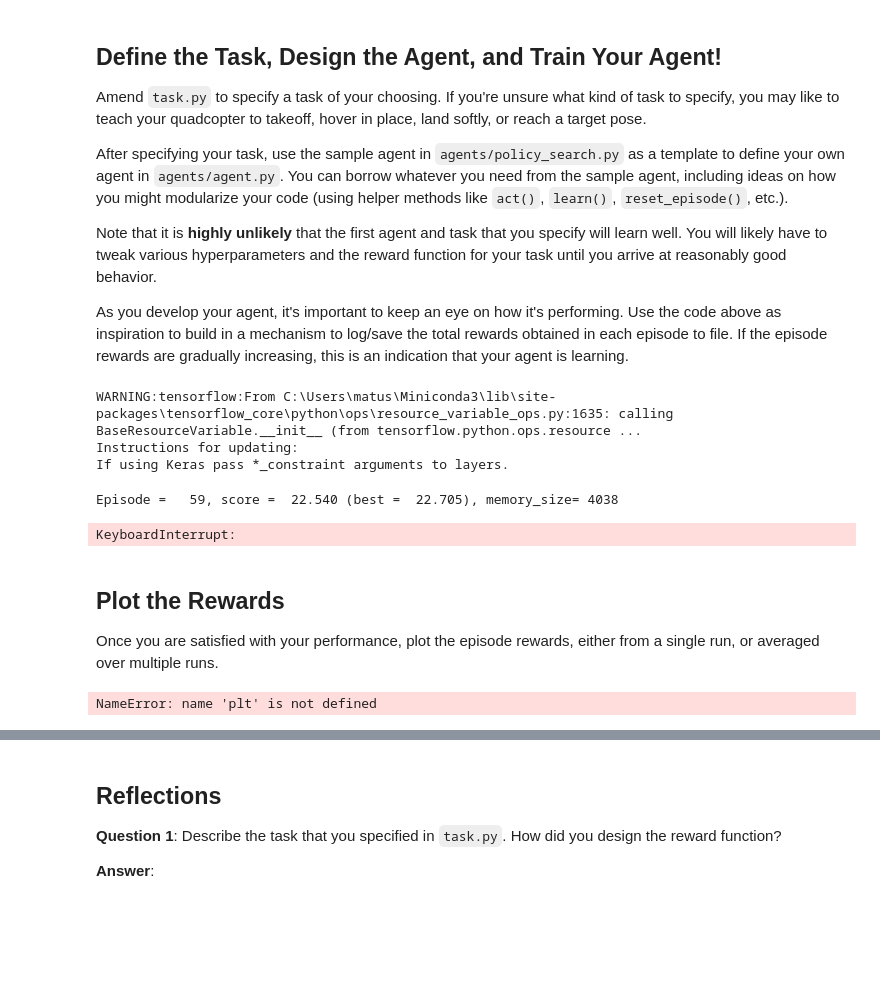
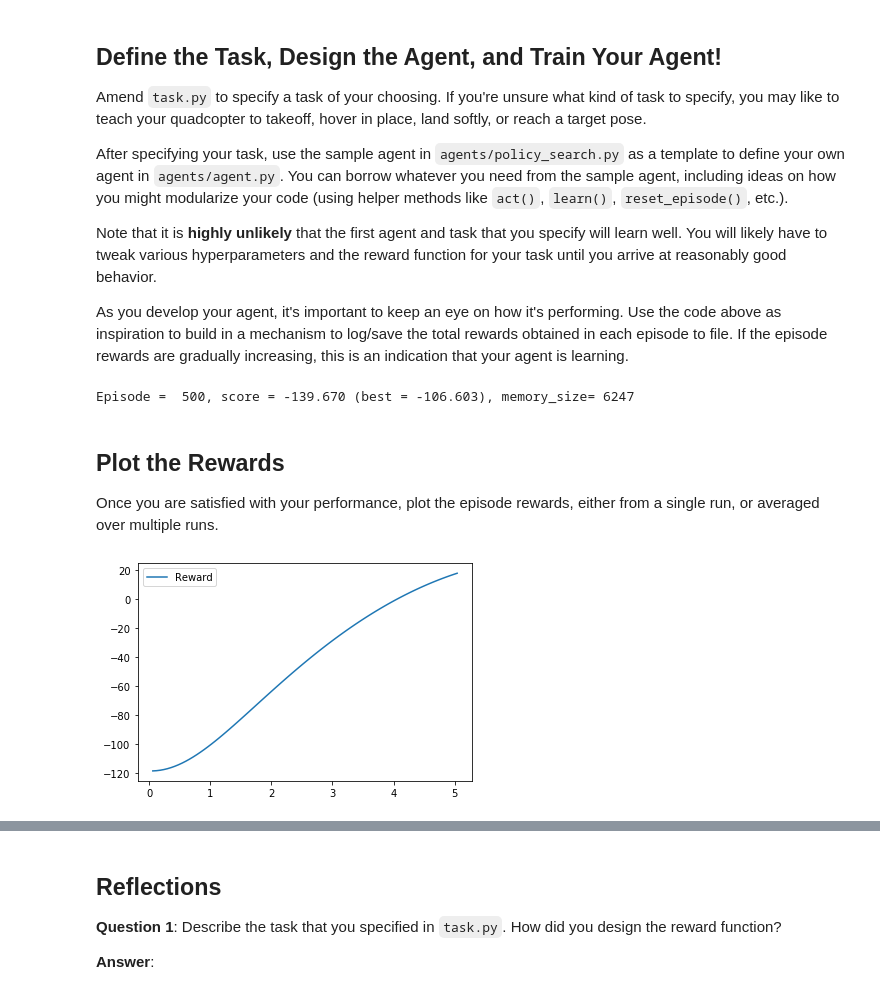
Before and after one commit to Loucher/RL-Quadcopter-2, a Jupyter notebook: Quadcopter_Project.ipynb, the cells around one changed output, grey strips where cells are left out. Cells and saved outputs as stored; diff of their text form; code cells hidden in the pictures; blank space fills up the shorter version.

```diff
--- a/Quadcopter_Project.ipynb
+++ b/Quadcopter_Project.ipynb
@@ -225,7 +225,7 @@ import numpy as np
 
 num_episodes = 500
 init_pose = np.array([0., 0., 1.0, 0.0, 0.0, 0.0])
-target_pos = np.array([5., 5., 5.])
+target_pos = np.array([0., 0., 100.])
 task = Task(init_pose=init_pose, target_pos=target_pos)
 agent = DDPG(task)
 
@@ -242,18 +242,12 @@ for i_episode in range(1, num_episodes+1):
             break
     sys.stdout.flush()
 # %% [output]
-WARNING:tensorflow:From C:\Users\matus\Miniconda3\lib\site-packages\tensorflow_core\python\ops\resource_variable_ops.py:1635: calling BaseResourceVariable.__init__ (from tensorflow.python.ops.resource ...
-Instructions for updating:
-If using Keras pass *_constraint arguments to layers.
+Episode =  500, score = -139.670 (best = -106.603), memory_size= 6247
-Episode =   59, score =  22.540 (best =  22.705), memory_size= 4038
-KeyboardInterrupt:
 # %% [markdown]
 ## Plot the Rewards
 
 Once you are satisfied with your performance, plot the episode rewards, either from a single run, or averaged over multiple runs.
 # %%
-%matplotlib widget
-
 import matplotlib.pyplot as plt
 from mpl_toolkits.mplot3d import Axes3D
 import sys
@@ -264,35 +258,35 @@ import csv
 import numpy as np
 
 init_pose = np.array([0., 0., 1.0, 0.0, 0.0, 0.0])
-target_pos = np.array([5., 5., 5.])
+target_pos = np.array([0., 0., 100.])
 task = Task(init_pose=init_pose, target_pos=target_pos)
 agent = DDPG(task, True)
 agent.load_models()
 labels = ['time', 'x', 'y', 'z', 'phi', 'theta', 'psi', 'x_velocity',
           'y_velocity', 'z_velocity', 'phi_velocity', 'theta_velocity',
           'psi_velocity', 'rotor_speed1', 'rotor_speed2', 'rotor_speed3', 'rotor_speed4', 'reward']
 results = {x : [] for x in labels}
 score = list()
 
 num_episodes = 1
 for i_episode in range(1, num_episodes+1):
     state = agent.reset_episode() # start a new episode
     while True:
         action = agent.act(state)
         next_state, reward, done = task.step(action)
         agent.step(action, reward, next_state, done)
         state = next_state
         to_write = [task.sim.time] + list(task.sim.pose) + list(task.sim.v) + list(task.sim.angular_v) + list(action)+ [reward]
         for ii in range(len(labels)):
             results[labels[ii]].append(to_write[ii])
         if done:
             score.append(agent.score)
             break
 
 %matplotlib inline
 plt.plot(results['time'], results['reward'], label='Reward')
 plt.legend()
 _ = plt.ylim()
 # %% [output]
-NameError: name 'plt' is not defined
+[figure, added]
 # %%
```
Also changed, not shown: parts of 4 cells of this notebook, 2 other files.
